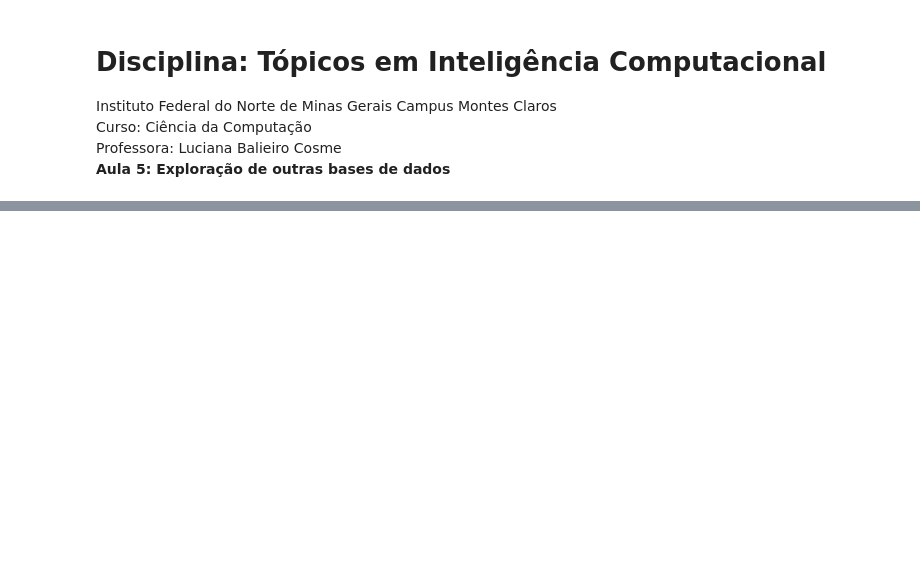
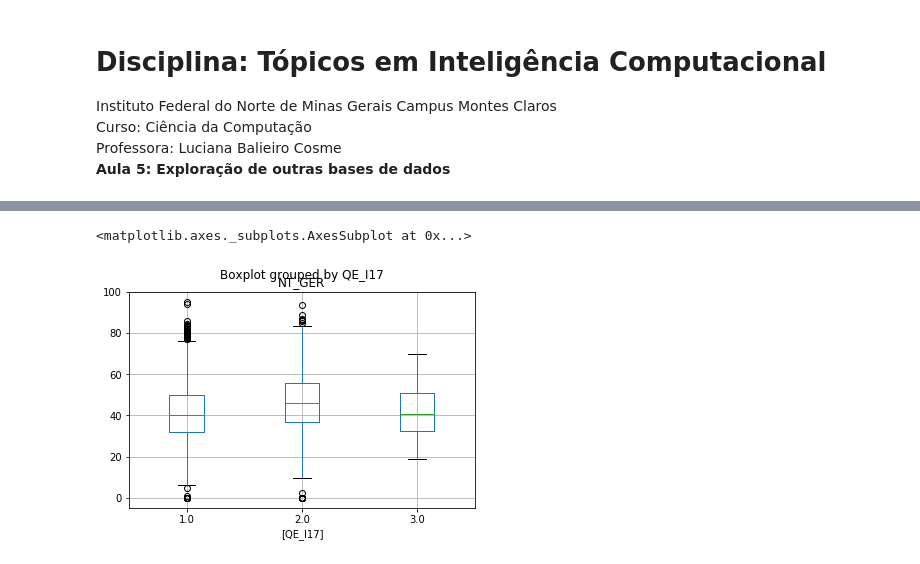
Before and after one commit to BrenoPeixotobr/topicosic, a Jupyter notebook: trabalho_aula5/aula5.ipynb, the cells around one changed output, grey strips where cells are left out. Drawn from its saved outputs; the diff is of its cells as text; code cells hidden in the pictures; blank space fills up the shorter version.

```diff
--- a/trabalho_aula5/aula5.ipynb
+++ b/trabalho_aula5/aula5.ipynb
@@ -120,0 +167,6 @@ escolas['NT_GER'].groupby(escolas['QE_I17']).describe()
+# %%
+qe08 = pandas.DataFrame(escolas, columns=['NT_GER', 'QE_I17'])
+qe08.boxplot(by='QE_I17')
+# %% [output]
+<matplotlib.axes._subplots.AxesSubplot at 0x...>
+[figure, added]
```
Also changed, not shown: parts of 13 cells of this notebook.
